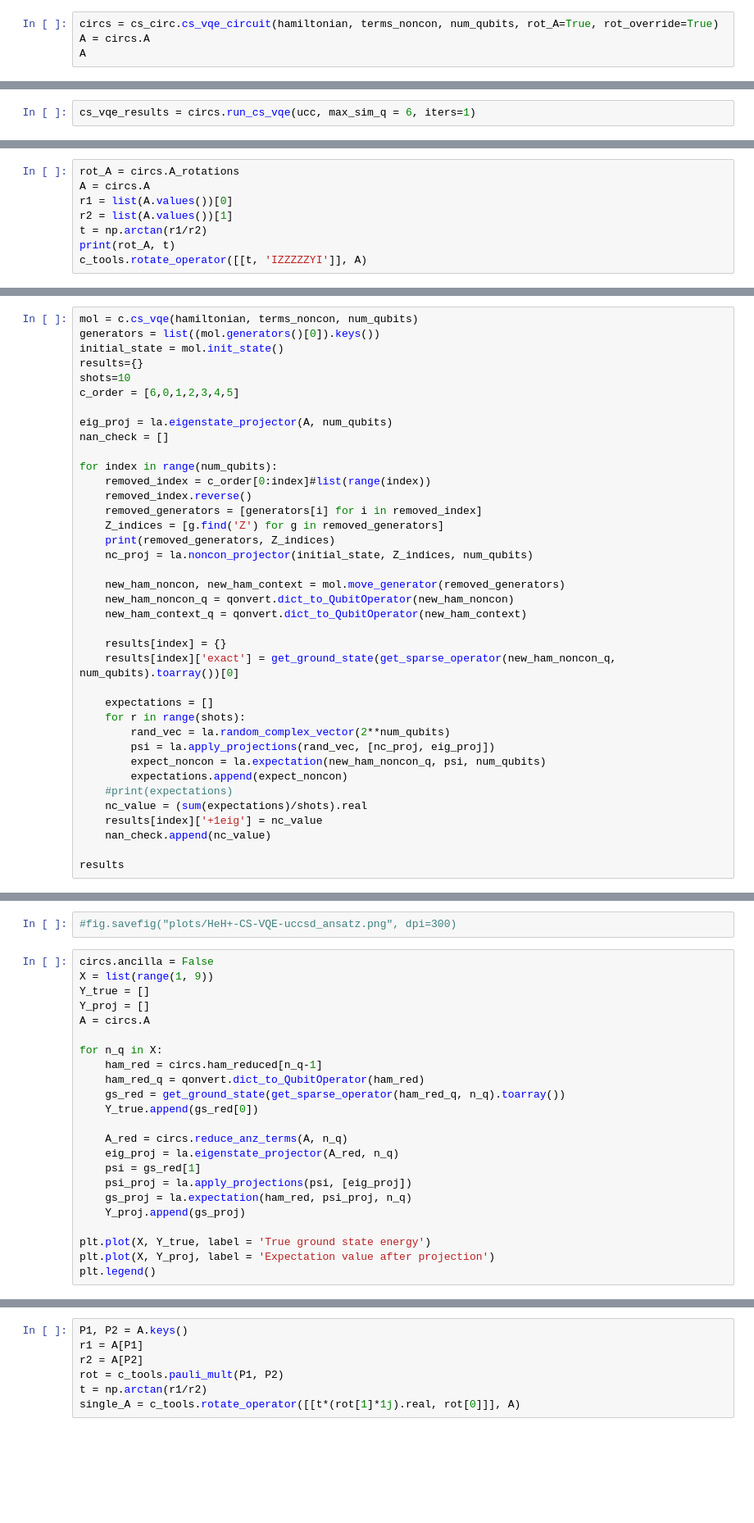
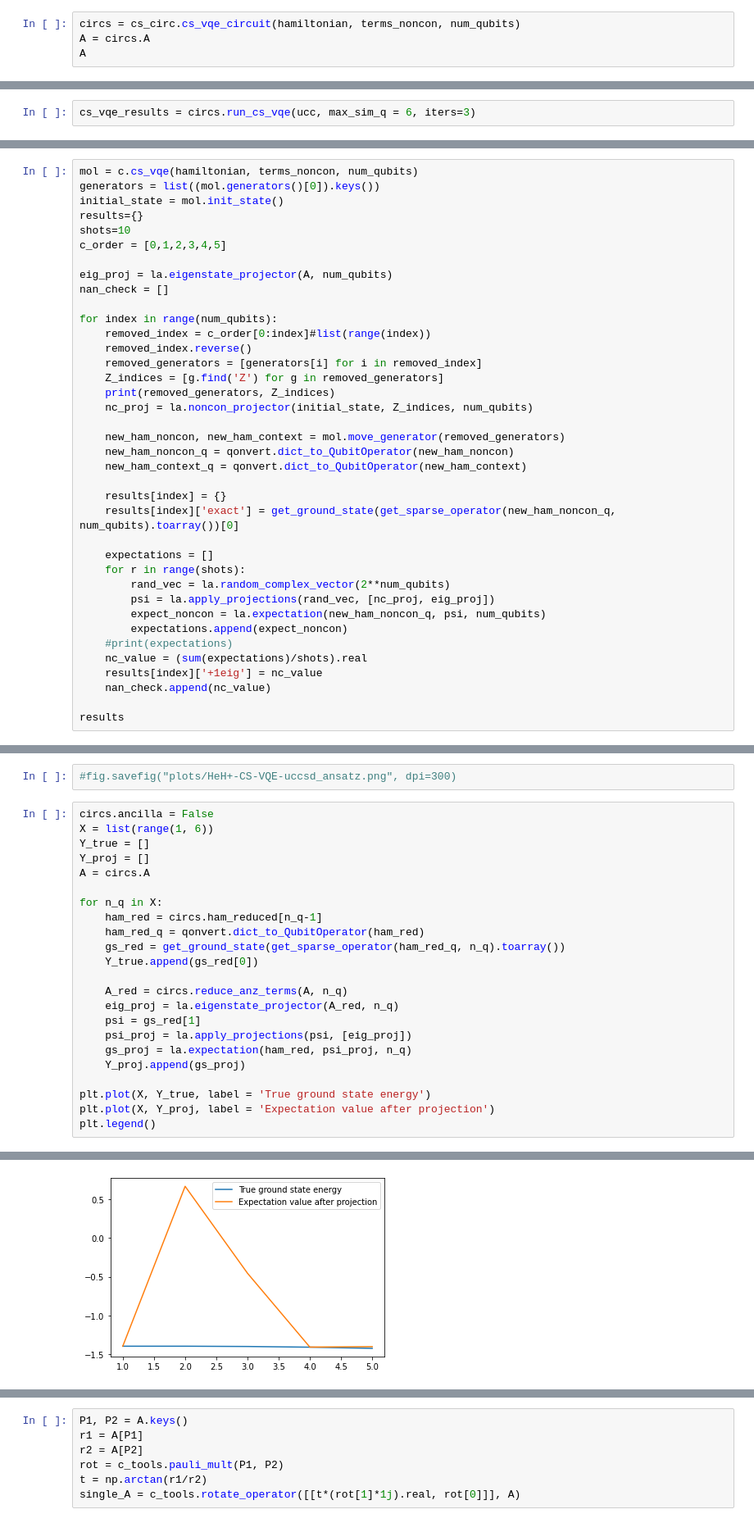
Before and after one commit to wmkirby1/CS-VQE, a Jupyter notebook: CS-VQE plot test.ipynb, the cells around one changed output, grey strips where cells are left out. Shown: that part at 82% size. Drawn from its saved outputs; the diff is of its cells as text; blank space fills up the shorter version.

```diff
--- a/CS-VQE plot test.ipynb
+++ b/CS-VQE plot test.ipynb
@@ -140,5 +143,5 @@ terms_noncon = c_tools.greedy_dfs(hamiltonian, 1, criterion='weight')[-1]
 # %%
-circs = cs_circ.cs_vqe_circuit(hamiltonian, terms_noncon, num_qubits, rot_A=True, rot_override=True)
+circs = cs_circ.cs_vqe_circuit(hamiltonian, terms_noncon, num_qubits)
 A = circs.A
 A
 # %% [output]
@@ -146,3 +149,3 @@ A
 # %%
-cs_vqe_results = circs.run_cs_vqe(ucc, max_sim_q = 6, iters=1)
+cs_vqe_results = circs.run_cs_vqe(ucc, max_sim_q = 6, iters=3)
 # %% [output]
@@ -169,9 +201 @@ fig = plot.plot_cs_vqe_convergence(data=cs_vqe_results, title='test')
 #    json.dump(data, outfile)
-# %%
-rot_A = circs.A_rotations
-A = circs.A
-r1 = list(A.values())[0]
-r2 = list(A.values())[1]
-t = np.arctan(r1/r2)
-print(rot_A, t)
-c_tools.rotate_operator([[t, 'IZZZZZYI']], A)
@@ -185,7 +209,7 @@ generators = list((mol.generators()[0]).keys())
 initial_state = mol.init_state()
 results={}
 shots=10
-c_order = [6,0,1,2,3,4,5]
+c_order = [0,1,2,3,4,5]
 
 eig_proj = la.eigenstate_projector(A, num_qubits)
 nan_check = []
@@ -231,7 +272,7 @@ plt.legend()
 #fig.savefig("plots/HeH+-CS-VQE-uccsd_ansatz.png", dpi=300)
 # %%
 circs.ancilla = False
-X = list(range(1, 9))
+X = list(range(1, 6))
 Y_true = []
 Y_proj = []
 A = circs.A
@@ -252,3 +293,4 @@ for n_q in X:
 plt.plot(X, Y_true, label = 'True ground state energy')
 plt.plot(X, Y_proj, label = 'Expectation value after projection')
 plt.legend()
+# %% [output]
@@ -255,3 +298,4 @@ plt.legend()
+[figure, added]
 # %%
 rots = circs.all_rotations
 print(rots)
```
Also changed, not shown: parts of 20 cells of this notebook, 9 other files.
